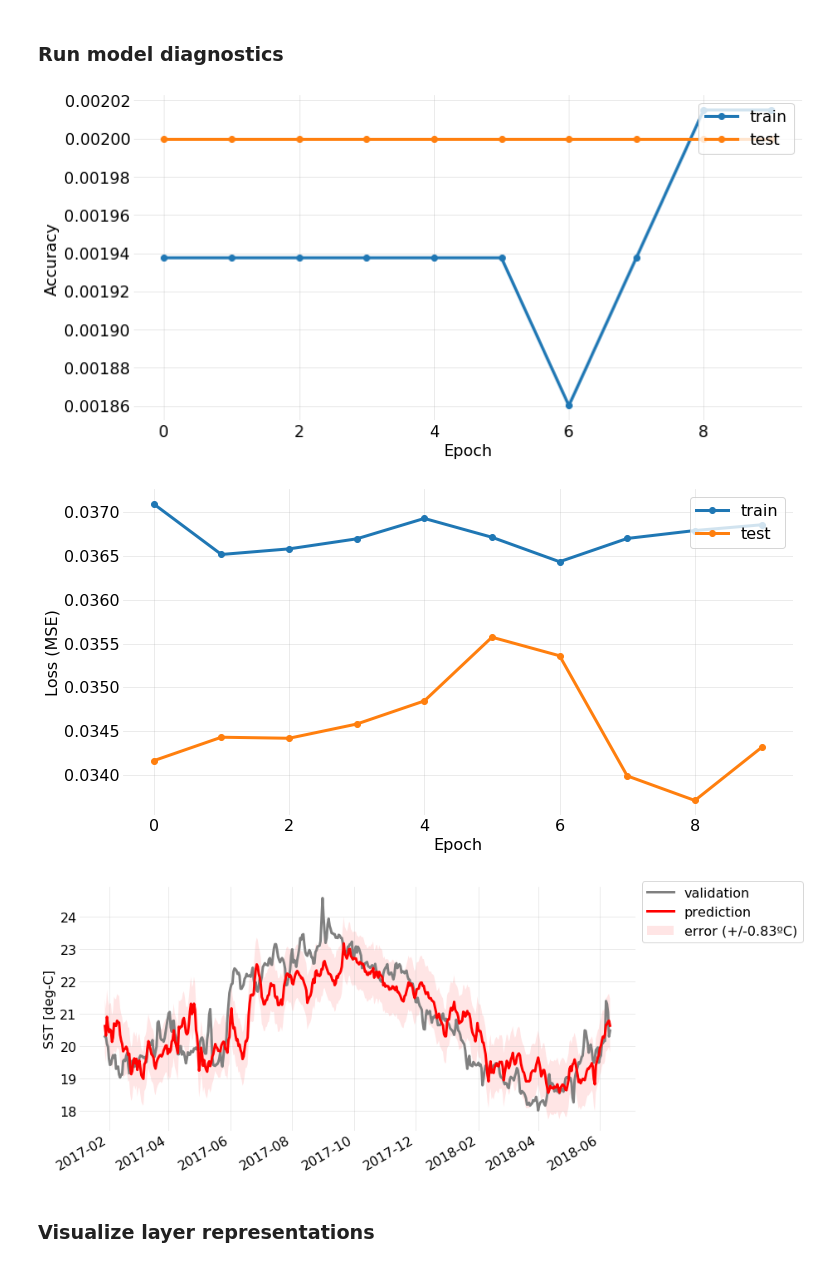
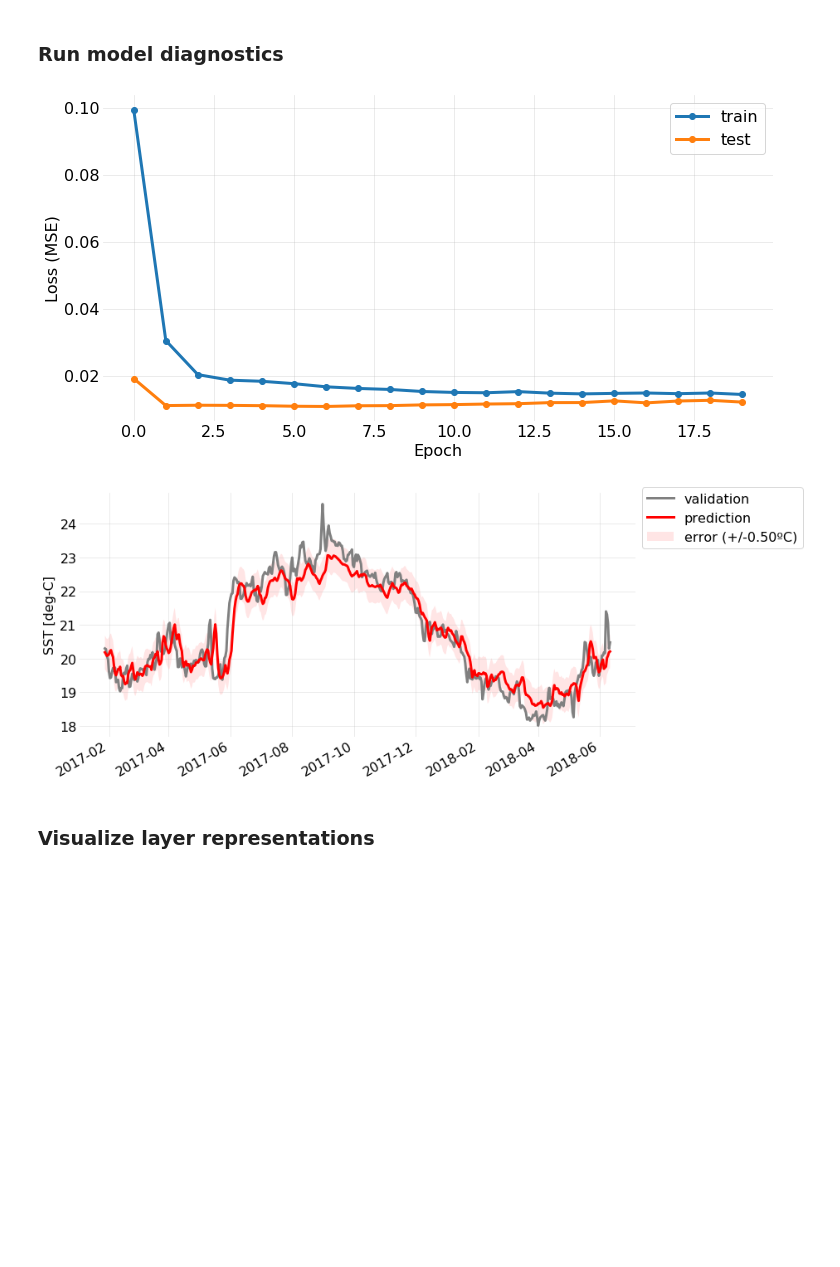
Before and after one commit to hscannell/MHW-tableau, a Jupyter notebook: code/LSTM_Forecast_univariate.ipynb, the cells around one changed output. Cells and saved outputs as stored; diff of their text form; code cells hidden in the pictures; blank space fills up the shorter version.

```diff
--- a/code/LSTM_Forecast_univariate.ipynb
+++ b/code/LSTM_Forecast_univariate.ipynb
@@ -233,8 +233,8 @@ plt.plot(series);
 ### Create lagged supervised series
 # %%
 n_features = 1                    # SST
-lag = 10                          # input sequence (length of samples will be reduced by the # of lags)
-steps = 21                         # forecast sequence
+lag = 20                          # input sequence (length of samples will be reduced by the # of lags)
+steps = 5                         # forecast sequence
 # %%
 # convert series to supervised learning
 def series_to_supervised(data, n_in, n_out, dropnan=True): #
@@ -393,6 +393,6 @@ print(input_shape)
 # %%
 # Design network
-LSTM1_neurons = 500
+LSTM1_neurons = 5
 output_neurons = 1 # fully connected layer
 dropout = 0.2
 rdropout = 0.2
@@ -404,8 +404,8 @@ model.add(LSTM(LSTM1_neurons, input_shape=(Xtrain.shape[1], Xtrain.shape[2]), dr
 #model.add(LSTM(LSTM1_neurons, batch_input_shape=(batch_size, Xtrain.shape[1], Xtrain.shape[2]), stateful=True))
 model.add(Dense(output_neurons, activation='tanh'))
 model.compile(loss='mean_squared_error',
-              optimizer='Adam',
-              metrics=['accuracy'])
+              optimizer=adam,
+              metrics=['mse'])
 model.summary()
 model.get_config()
 # %% [output]
@@ -446,7 +446,7 @@ print(Xtrain.shape, ytrain.shape)
 # %%
 # Fit network
-epochs = 10# number of full passes over all the training data
-batch_size = 220
+epochs = 20 # number of full passes over all the training data
+batch_size = 520
 
 history = model.fit(Xtrain, ytrain,
                     epochs=epochs,
@@ -518,61 +523,61 @@ plt.rc('xtick', labelsize=16)
 plt.rc('ytick', labelsize=16)
 
 #  Summarize history for accuracy
+#plt.figure(figsize=(12,6)); ax = plt.subplot(111)
+#plt.plot(history.history['acc'], 'o-', label='train', linewidth=3)
+#plt.plot(history.history['val_acc'], 'o-', label='test', linewidth=3)
+#plt.ylabel('Accuracy', fontsize=16)
+#plt.xlabel('Epoch', fontsize=16)
+#plt.legend(loc='upper right', fontsize=16)
+#plt.grid(True,alpha = 0.3)
+#ax.get_xaxis().tick_bottom()
+#ax.get_yaxis().tick_left()
+#ax.spines["top"].set_visible(False)
+#ax.spines["right"].set_visible(False)
+#ax.spines["left"].set_visible(False)
+#ax.spines["bottom"].set_visible(False)
+#ax.tick_params(axis=u'both', which=u'both',length=0)
+
+# Summarize history for loss
+# If test drops below training, tge model may be overfitting the training data
 plt.figure(figsize=(12,6)); ax = plt.subplot(111)
-plt.plot(history.history['acc'], 'o-', label='train', linewidth=3)
-plt.plot(history.history['val_acc'], 'o-', label='test', linewidth=3)
-plt.ylabel('Accuracy', fontsize=16)
+plt.plot(history.history['loss'], 'o-', linewidth=3, label='train')
+plt.plot(history.history['val_loss'], 'o-', linewidth=3, label='test')
+plt.ylabel('Loss (MSE)', fontsize=16)
 plt.xlabel('Epoch', fontsize=16)
 plt.legend(loc='upper right', fontsize=16)
-plt.grid(True,alpha = 0.3)
-ax.get_xaxis().tick_bottom()
-ax.get_yaxis().tick_left()
-ax.spines["top"].set_visible(False)
-ax.spines["right"].set_visible(False)
-ax.spines["left"].set_visible(False)
-ax.spines["bottom"].set_visible(False)
-ax.tick_params(axis=u'both', which=u'both',length=0)
-
-# Summarize history for loss
-plt.figure(figsize=(12,6)); ax = plt.subplot(111)
-plt.plot(history.history['loss'], 'o-', linewidth=3)
-plt.plot(history.history['val_loss'], 'o-', linewidth=3)
-plt.ylabel('Loss (MSE)', fontsize=16)
-plt.xlabel('Epoch', fontsize=16)
-plt.legend(['train', 'test'], loc='upper right', fontsize=16)
 plt.grid(True,alpha = 0.3)
 ax.get_xaxis().tick_bottom()
 ax.get_yaxis().tick_left()
 ax.spines["top"].set_visible(False)
 ax.spines["right"].set_visible(False)
 ax.spines["left"].set_visible(False)
 ax.spines["bottom"].set_visible(False)
 ax.tick_params(axis=u'both', which=u'both', length=0)
 
 
 # Plot prediction
 err_up = inv_yhat+rmse
 err_lw = inv_yhat-rmse
 plt.figure(figsize=(12,6)); ax = plt.subplot(111)
 #plt.plot(dates[-(lag+steps):-steps], data['SST'].values[-(lag+steps):-steps], color="black", label='training')
 plt.plot(dates[-500:], inv_y, color="gray", label='validation', linewidth=3)
 plt.plot(dates[-500:], inv_yhat, label='prediction', color="red", linewidth=3)
 plt.fill_between(dates[-500:], err_up, err_lw, facecolor='red', interpolate=True, alpha = 0.1, label="error (+/-%0.2fºC)" % rmse)
 plt.legend(loc='upper left', bbox_to_anchor=(1.0, 1.05), fontsize=16)
 plt.ylabel('SST [deg-C]', fontsize=16)
 plt.grid(True,alpha = 0.3)
 ax.get_xaxis().tick_bottom()
 ax.get_yaxis().tick_left()
 ax.spines["top"].set_visible(False)
 ax.spines["right"].set_visible(False)
 ax.spines["left"].set_visible(False)
 ax.spines["bottom"].set_visible(False)
 ax.tick_params(axis=u'both', which=u'both', length=0)
 plt.gcf().autofmt_xdate()
 # %% [output]
-[figure, old version]
+[figure, new version]
-[figure, old version]
+[figure, new version]
-[figure, removed]
 # %% [markdown]
 ### Visualize layer representations
 # %%
```
Also changed, not shown: parts of 13 cells of this notebook.
